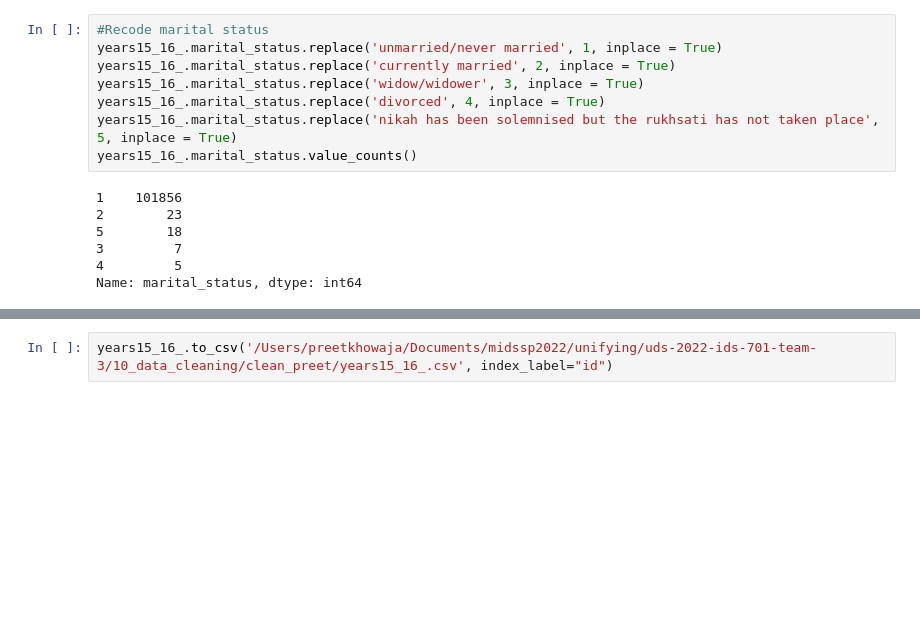
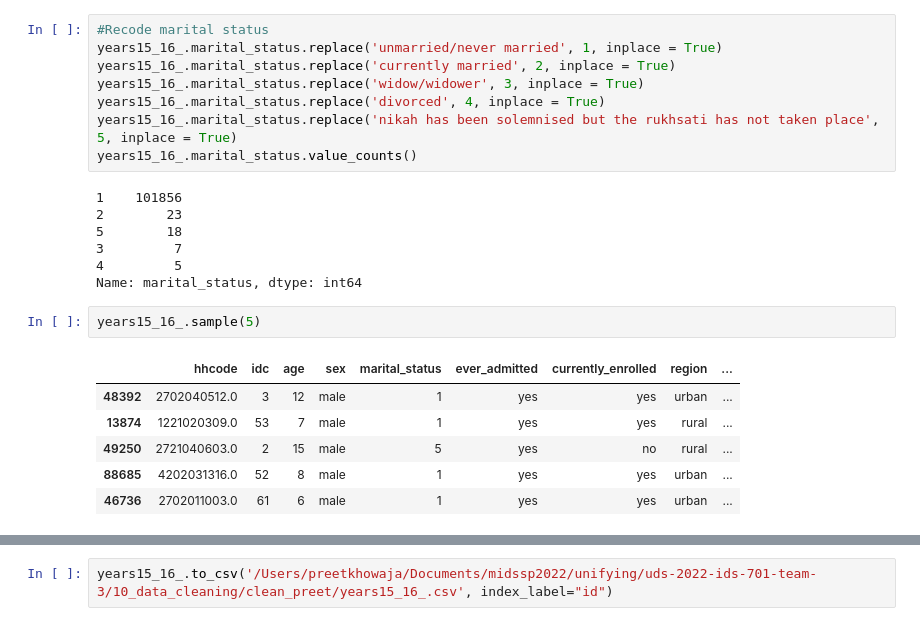
Before and after one commit to preetkhowaja/taliban_impact_pakistan, a Jupyter notebook: 10_data_cleaning/PSLM-1516.ipynb, the cells around one changed output, grey strips where cells are left out. Drawn from its saved outputs; the diff is of its cells as text; blank space fills up the shorter version.

```diff
--- a/10_data_cleaning/PSLM-1516.ipynb
+++ b/10_data_cleaning/PSLM-1516.ipynb
@@ -208,3 +208,12 @@ years15_16_.marital_status.value_counts()
 3         7
 4         5
 Name: marital_status, dtype: int64
+# %%
+years15_16_.sample(5)
+# %% [output]
+|  | hhcode | idc | age | sex | marital_status | ever_admitted | currently_enrolled | region | ... |
+| 48392 | 2702040512.0 | 3 | 12 | male | 1 | yes | yes | urban | ... |
+| 13874 | 1221020309.0 | 53 | 7 | male | 1 | yes | yes | rural | ... |
+| 49250 | 2721040603.0 | 2 | 15 | male | 5 | yes | no | rural | ... |
+| 88685 | 4202031316.0 | 52 | 8 | male | 1 | yes | yes | urban | ... |
+| 46736 | 2702011003.0 | 61 | 6 | male | 1 | yes | yes | urban | ... |
```
Also changed, not shown: parts of 1 cell of this notebook, 3 other files.
